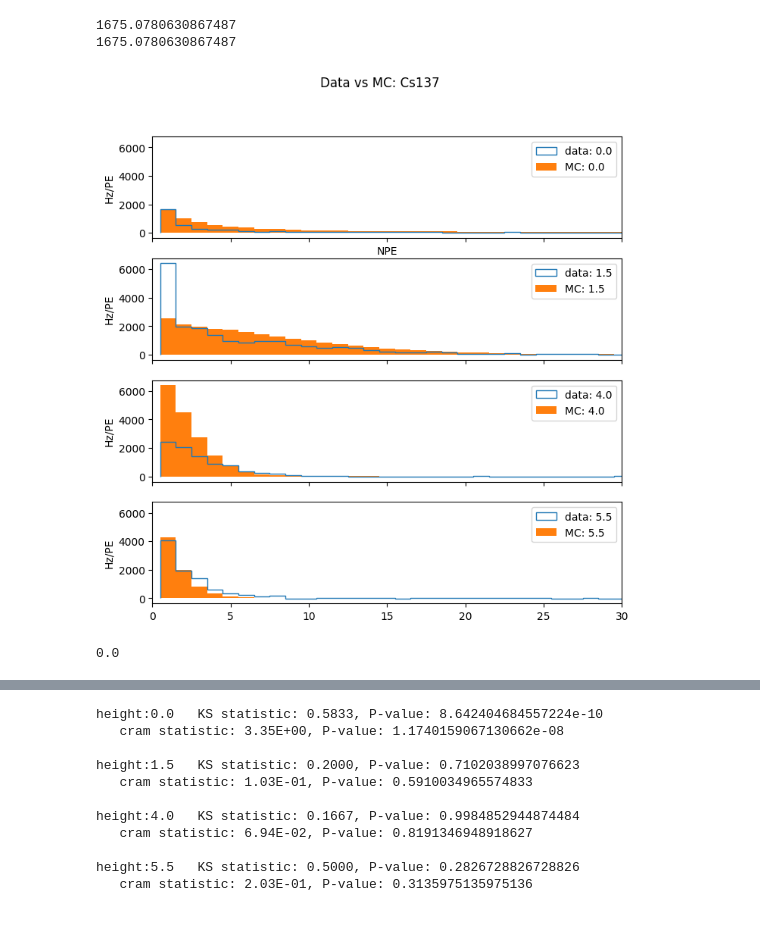
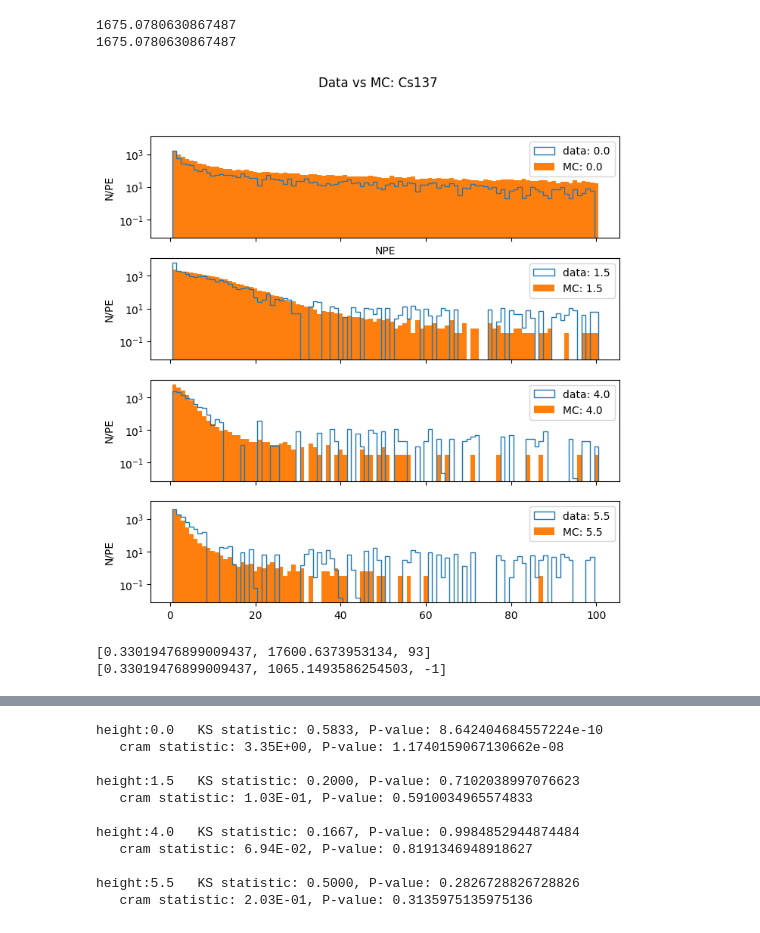
Before and after one commit to austindsc/cf4_analysisPipeline, a Jupyter notebook: comp1/c1_Cs_height.ipynb, the cells around one changed output, grey strips where cells are left out. Drawn from its saved outputs; the diff is of its cells as text; code cells hidden in the pictures.

Commit message:
almost done investigating noise analysis, but anaStructs has unfinished methods for doing TTNE proper-ish analysis

```diff
--- a/comp1/c1_Cs_height.ipynb
+++ b/comp1/c1_Cs_height.ipynb
@@ -374,42 +402,43 @@ ax2 = axs[1]
 ax3 = axs[2]
 ax4 = axs[3]
 
+mcScale = 0.3119 # from a fit, adding total chi2
 
 # 32 = 0 cm run
 # areaData = sum(rcBare_0cm.mBin_rawCounts[binStart:binEnd])
 ax1.hist(x = rcBare_0cm.mBinX, bins = rcBare_0cm.mBin_edges, weights = rcBare_0cm.mBin_rawCounts, histtype="step", label = "data: " + str(hScale - rcBare_0cm.mHeight))
 ax1.hist(x = mc_0cm.mBinX, bins = mc_0cm.mBin_Edges, weights=mc_0cm.mRaw_Counts * mcScale, label = "MC: " + str(mc_0cm.mRunPars.gammaHeight))
 
 # 30.5 = 1.5 cm run
 ax2.hist(x = rcBare_1d5cm.mBinX, bins = rcBare_1d5cm.mBin_edges, weights = rcBare_1d5cm.mBin_rawCounts, histtype="step", label = "data: " + str(hScale - rcBare_1d5cm.mHeight))
 ax2.hist(x = mc_1d5cm.mBinX, bins = mc_1d5cm.mBin_Edges, weights=mc_1d5cm.mRaw_Counts * mcScale, label = "MC: " + str(mc_1d5cm.mRunPars.gammaHeight))
 
 # 34  =  4cm
 ax3.hist(x = rcBare_4cm.mBinX, bins = rcBare_4cm.mBin_edges, weights = rcBare_4cm.mBin_rawCounts, histtype="step", label = "data: " + str(hScale -rcBare_4cm.mHeight))
 ax3.hist(x = mc_4cm.mBinX, bins = mc_4cm.mBin_Edges, weights=mc_4cm.mRaw_Counts * mcScale, label = "MC: " + str(mc_4cm.mRunPars.gammaHeight))
 
 # 26.5 = 5.5cm
 ax4.hist(x = rcBare_55cm.mBinX, bins = rcBare_55cm.mBin_edges, weights = rcBare_55cm.mBin_rawCounts, histtype="step", label = "data: " + str(hScale - rcBare_55cm.mHeight))
 ax4.hist(x = mc_55cm.mBinX, bins = mc_55cm.mBin_Edges, weights=mc_55cm.mRaw_Counts * mcScale, label = "MC: " + str(mc_55cm.mRunPars.gammaHeight))
 # plt.hist(x = mcEdges[:-1], bins = mcEdges, weights=mcCounts, label = "MC")
 
 for ax in axs.flat:
-  ax.set_ylabel("Hz/PE")
+  ax.set_ylabel("N/PE")
   ax.legend()
 
 ax1.set_xlabel("NPE")
 fig.suptitle("Data vs MC: Cs137")
-# ax1.set_yscale("log")
-# ax1.set_ylim(0, 10000)
-ax1.set_xlim(0, 30)
+ax1.set_yscale("log")
+# ax1.set_ylim(0, 20)
+# ax1.set_xlim(0, 30)
 
 # plt.legend()
 plt.show()
 # print(rcBare_0cm.mBin_edges[0])
 
 # mcEdges[0:4]
 # %% [output]
-[figure, old version]
+[figure, new version]
 # %%
 from scipy.stats import ks_2samp
 from scipy.stats import anderson_ksamp
@@ -420,18 +452,0 @@ from scipy.stats import chi2
-# %%
-## doing chi2 calculation
-
-# array_chi2 = lambda mcArr, dataArr:
-
-a = rcBare_55cm.mBin_rawCounts[0:10]
-b = mcScale * mc_55cm.mRaw_Counts[0:10]
-c = (a - b)**2/b
-chi2Test = np.sum(c)
-ndof = len(a)-1
-
-# the p value associated with that chi2
-pchi2 = 1 - chi2.cdf(chi2Test, ndof)
-pchi2
-
-def totalChi2
-# %% [output]
-0.0
@@ -437,0 +504,15 @@ def totalChi2
+# %%
+
+
+info = [None, None, None]
+infoReduced = copy.copy(info)
+
+totalChi2(mcScale, mcList, dataList, info)
+
+totalReducedChi2(mcScale, mcList, dataList, infoReduced)
+
+print(info)
+print(infoReduced)
+# %% [output]
+[0.33019476899009437, 17600.6373953134, 93]
+[0.33019476899009437, 1065.1493586254503, -1]
```
Also changed, not shown: parts of 6 cells of this notebook, 9 other files.
